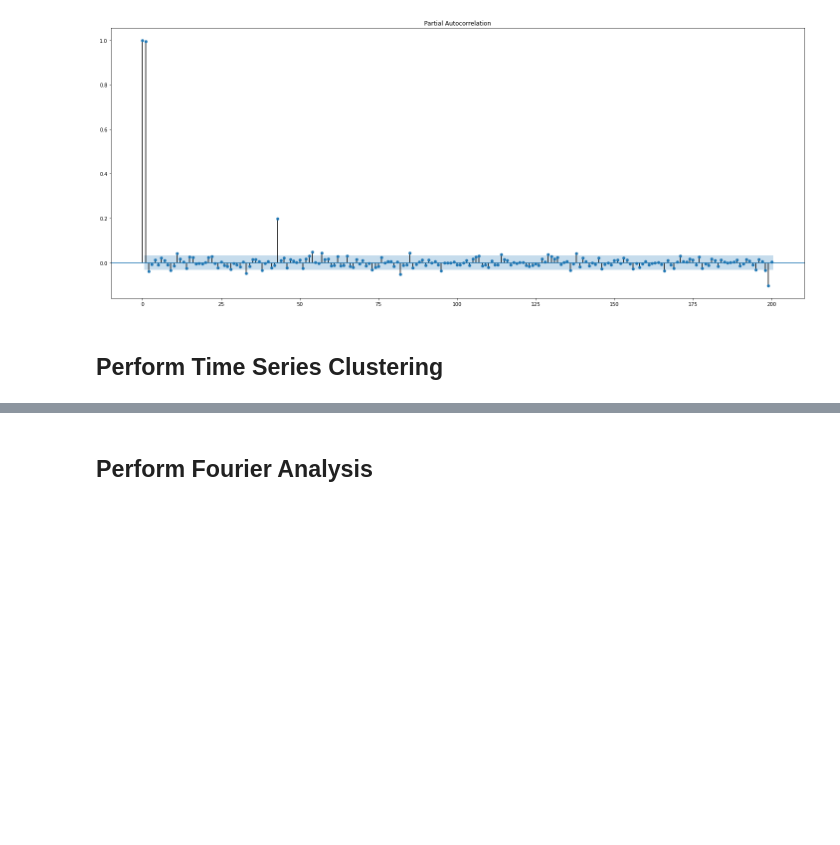
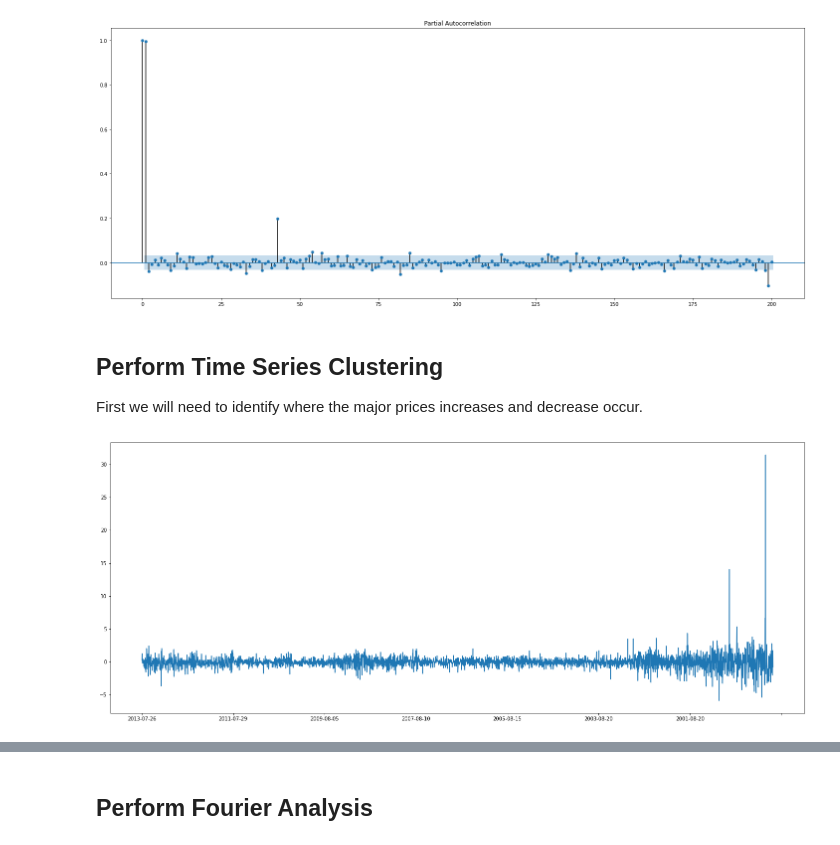
Before and after one commit to itberrios/algotrading, a Jupyter notebook: stock_data_explorer.ipynb, the cells around one changed output, grey strips where cells are left out. Drawn from its saved outputs; the diff is of its cells as text; code cells hidden in the pictures; blank space fills up the shorter version.

Commit message:
Added Time Series Clustering

```diff
--- a/stock_data_explorer.ipynb
+++ b/stock_data_explorer.ipynb
@@ -73,0 +76,3 @@ df.to_csv('hd.csv')
+# %%
+df = pd.read_csv('hd.csv', index_col=0)
+df
@@ -135,5 +154,13 @@ _, ax = plt.subplots(1, 1, figsize=(25, 10))
 plot_pacf(train_df['close'], lags=200, ax=ax);
 # %% [output]
 [figure]
-# %% [markdown]
-## **Perform Time Series Clustering**
+# %% [markdown]
+## **Perform Time Series Clustering**
+
+First we will need to identify where the major prices increases and decrease occur.
+# %%
+close_diff = train_df['close'].diff()
+close_diff.names = 'close diff'
+close_diff.plot(figsize=(25, 10));
+# %% [output]
+[figure, added]
```
Also changed, not shown: parts of 19 cells of this notebook.
